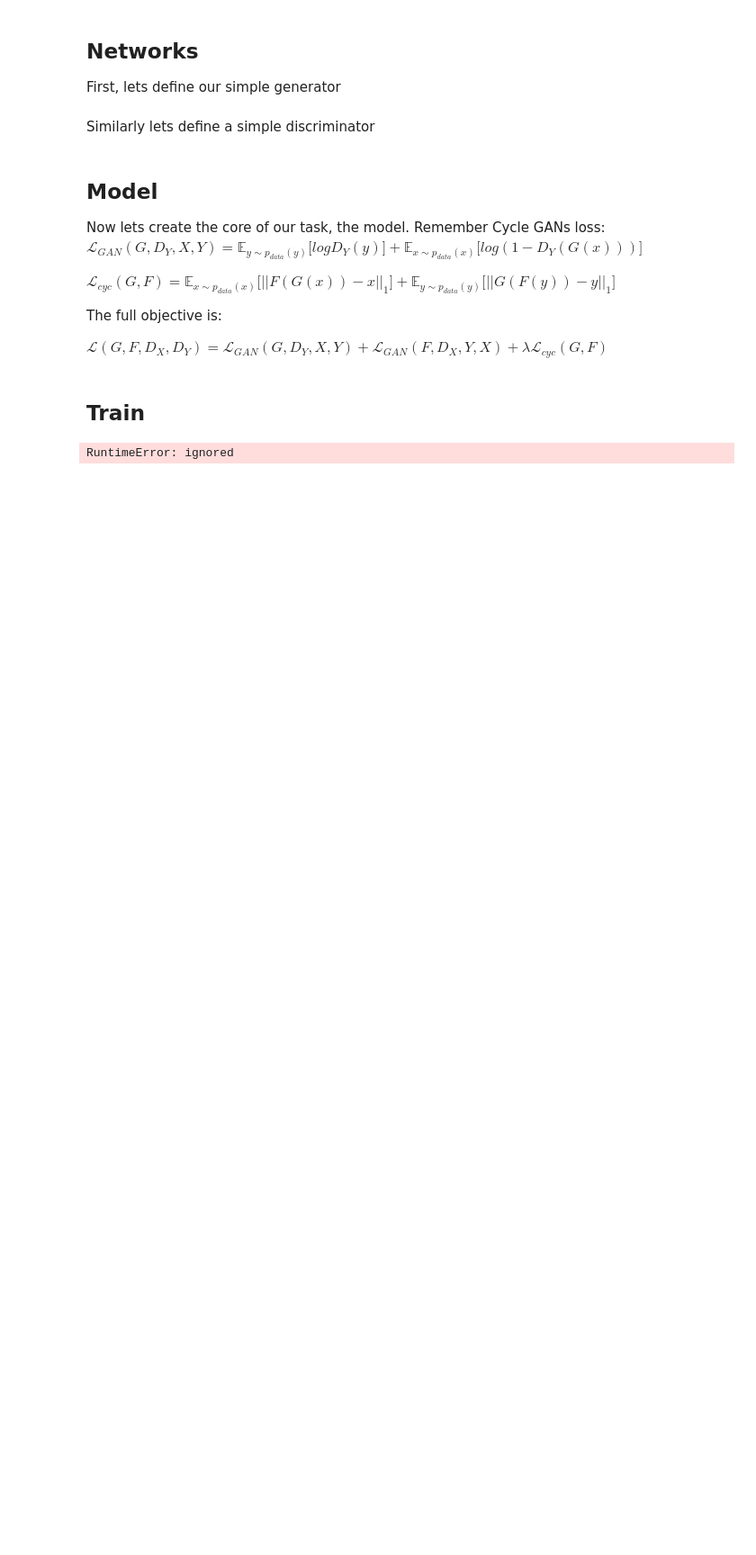
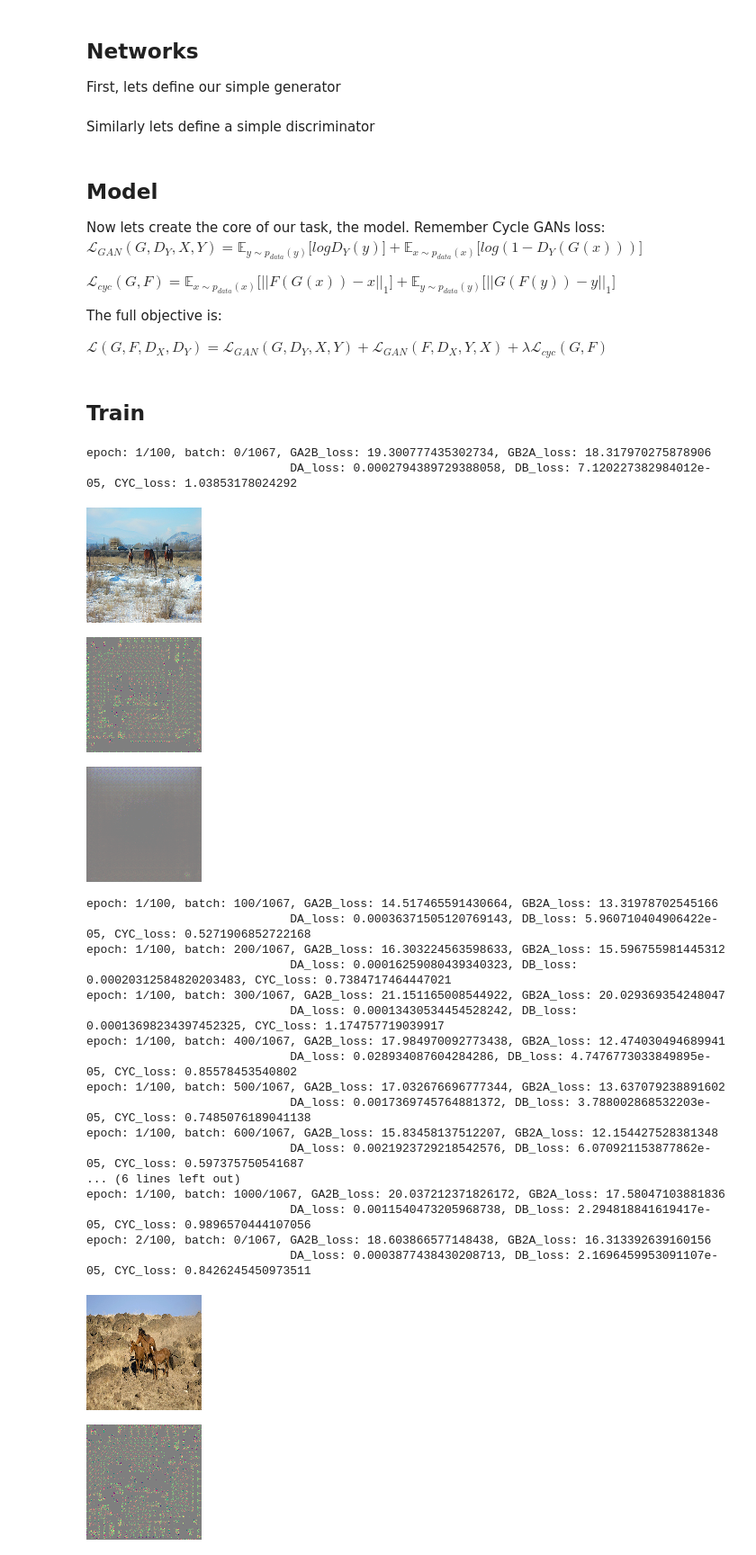
Before and after one commit to rplanas79/2019-upcaidl-project, a Jupyter notebook: Cycle_GAN_horse2zebra.ipynb, the cells around one changed output. Shown: that part at 90% size. Drawn from its saved outputs; the diff is of its cells as text; code cells hidden in the pictures; blank space fills up the shorter version.

Commit message:
Add files via upload
New version, problems with training

```diff
--- a/Cycle_GAN_horse2zebra.ipynb
+++ b/Cycle_GAN_horse2zebra.ipynb
@@ -242,19 +239,21 @@ class Generator(torch.nn.Module):
         x = self._enc_conv3(x)
 
         # Transformation: Resnet blocks
-        y = self._trans_block1(x)
-        x += y
-        y = self._trans_block2(x)
-        x += y
-        y = self._trans_block3(x)
-        x += y
+        x1 = x
+        y = self._trans_block1(x1)
+        x2 = x1+y
+        y = self._trans_block2(x2)
+        x3 = x2+y
+        y = self._trans_block3(x3)
+        x = x3+y
+        #x = x1
 
         # Decoding
         x = self._dec_conv1(x)
         x = self._dec_conv2(x)
-        x = self._dec_conv3(x)
+        output = self._dec_conv3(x)
 
-        return x
+        return output
 # %% [markdown]
 Similarly lets define a simple discriminator
 # %%
@@ -288,7 +287,9 @@ class Discriminator(torch.nn.Module):
         x = self._conv1(x)
         x = self._conv2(x)
         x = self._conv3(x)
-        return self._fc(x.view(-1, int(512*image_size*image_size/(8*8))))
+        output = self._fc(x.view(-1, int(512*image_size*image_size/(8*8))))
+
+        return output
 # %% [markdown]
 ## Model
 Now lets create the core of our task, the model.  Remember Cycle GANs loss:
@@ -384,8 +385,8 @@ class Model:
         loss_gA2B = loss_gA + lambda_cyc*loss_cyc
         loss_gB2A = loss_gB + lambda_cyc*loss_cyc
         #
-        loss_gA2B.backward()
-        loss_gB2A.backward()
+        loss_gA2B.backward(retain_graph=True)
+        loss_gB2A.backward(retain_graph=True)
         self._opt_genA2B.step()
         self._opt_genB2A.step()
 
@@ -400,7 +401,7 @@ class Model:
         loss_realA = self._criterionGAN(estim_realA, self._label_real)
 
         # Calculate discriminator A loss for fake samples B2A
-        estim_fakeA = self._discriminatorA(fake_samplesB2A)
+        estim_fakeA = self._discriminatorA(fake_samplesB2A.detach())
         loss_fakeA = self._criterionGAN(estim_fakeA, self._label_fake)
 
         # Total discriminator loss
@@ -419,7 +420,7 @@ class Model:
         loss_realB = self._criterionGAN(estim_realB, self._label_real)
 
         # Calculate discriminator B loss for fake samples A2B
-        estim_fakeB = self._discriminatorB(fake_samplesA2B)
+        estim_fakeB = self._discriminatorB(fake_samplesA2B.detach())
         loss_fakeB = self._criterionGAN(estim_fakeB, self._label_fake)
 
         # Total discriminator loss
@@ -431,29 +432,56 @@ class Model:
 # %% [markdown]
 ## Train
 # %%
-num_epochs = 1
+num_epochs = 100
 lambda_cyc = 10
 model = Model(batch_size)
 # %%
 for epoch in range(num_epochs):
 
     # Train epoch
     for n_batch, (real_samplesA, real_samplesB) in enumerate(data_loader_train):
 
         # Prepare batch data
         real_samplesA = Variable(real_samplesA).cuda()
         real_samplesB = Variable(real_samplesB).cuda()
 
         # Update model weights
         loss_gA2B, loss_gB2A, loss_dA, loss_dB, loss_cyc = model.step_optimization(real_samplesA, real_samplesB, lambda_cyc)
 
         # Show current loss
-        if (n_batch) % 10 == 0:
-            print(f"epoch: {epoch}/{num_epochs}, batch: {n_batch}/{len(data_loader)}, GA2B_loss: {loss_gA2B}, GB2A_loss: {loss_gB2A}")
+        if (n_batch) % 100 == 0:
+            print(f"epoch: {epoch+1}/{num_epochs}, batch: {n_batch}/{len(data_loader_train)}, GA2B_loss: {loss_gA2B}, GB2A_loss: {loss_gB2A}")
             print(f"                             DA_loss: {loss_dA}, DB_loss: {loss_dB}, CYC_loss: {loss_cyc}")
 
         # Show fake samples
-        #if (n_batch) % 100 == 0:
-        #    display_batch_images(real_samples)
+        if n_batch == 10:
+            fake_samplesA = model._generatorA2B(real_samplesA)
+            fake_samplesB = model._generatorB2A(fake_samplesA)
+            display_batch_images(real_samplesA)
+            display_batch_images(fake_samplesA.detach())
+            display_batch_images(fake_samplesB.detach())
 # %% [output]
-RuntimeError: ignored
+epoch: 1/100, batch: 0/1067, GA2B_loss: 19.300777435302734, GB2A_loss: 18.317970275878906
+                             DA_loss: 0.0002794389729388058, DB_loss: 7.120227382984012e-05, CYC_loss: 1.03853178024292
+[figure, added]
+[figure, added]
+[figure, added]
+epoch: 1/100, batch: 100/1067, GA2B_loss: 14.517465591430664, GB2A_loss: 13.31978702545166
+                             DA_loss: 0.00036371505120769143, DB_loss: 5.960710404906422e-05, CYC_loss: 0.5271906852722168
+epoch: 1/100, batch: 200/1067, GA2B_loss: 16.303224563598633, GB2A_loss: 15.596755981445312
+                             DA_loss: 0.00016259080439340323, DB_loss: 0.00020312584820203483, CYC_loss: 0.7384717464447021
+epoch: 1/100, batch: 300/1067, GA2B_loss: 21.151165008544922, GB2A_loss: 20.029369354248047
+                             DA_loss: 0.00013430534454528242, DB_loss: 0.00013698234397452325, CYC_loss: 1.174757719039917
+epoch: 1/100, batch: 400/1067, GA2B_loss: 17.984970092773438, GB2A_loss: 12.474030494689941
+                             DA_loss: 0.028934087604284286, DB_loss: 4.7476773033849895e-05, CYC_loss: 0.85578453540802
+epoch: 1/100, batch: 500/1067, GA2B_loss: 17.032676696777344, GB2A_loss: 13.637079238891602
+                             DA_loss: 0.0017369745764881372, DB_loss: 3.788002868532203e-05, CYC_loss: 0.7485076189041138
+epoch: 1/100, batch: 600/1067, GA2B_loss: 15.83458137512207, GB2A_loss: 12.154427528381348
+                             DA_loss: 0.0021923729218542576, DB_loss: 6.070921153877862e-05, CYC_loss: 0.597375750541687
+... (6 lines left out)
+epoch: 1/100, batch: 1000/1067, GA2B_loss: 20.037212371826172, GB2A_loss: 17.58047103881836
+                             DA_loss: 0.0011540473205968738, DB_loss: 2.294818841619417e-05, CYC_loss: 0.9896570444107056
+epoch: 2/100, batch: 0/1067, GA2B_loss: 18.603866577148438, GB2A_loss: 16.313392639160156
+                             DA_loss: 0.0003877438430208713, DB_loss: 2.1696459953091107e-05, CYC_loss: 0.8426245450973511
+[figure, added]
+[figure, added]
```
Also changed, not shown: parts of 4 cells of this notebook.
